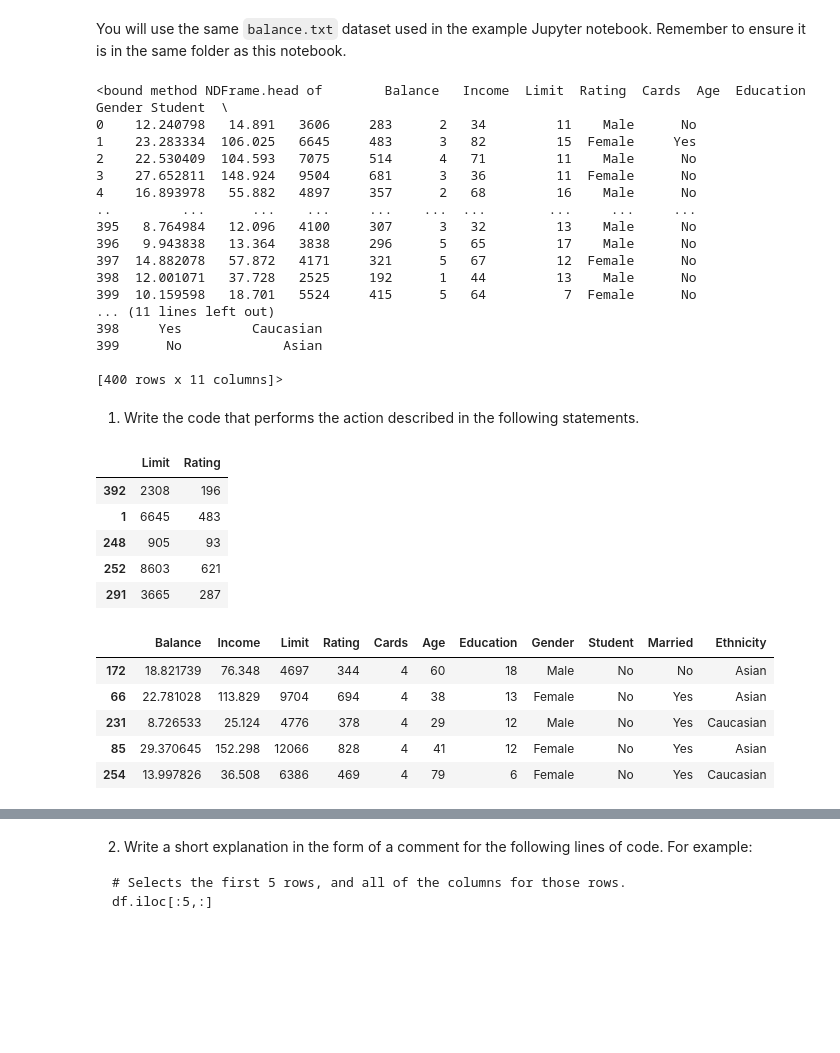
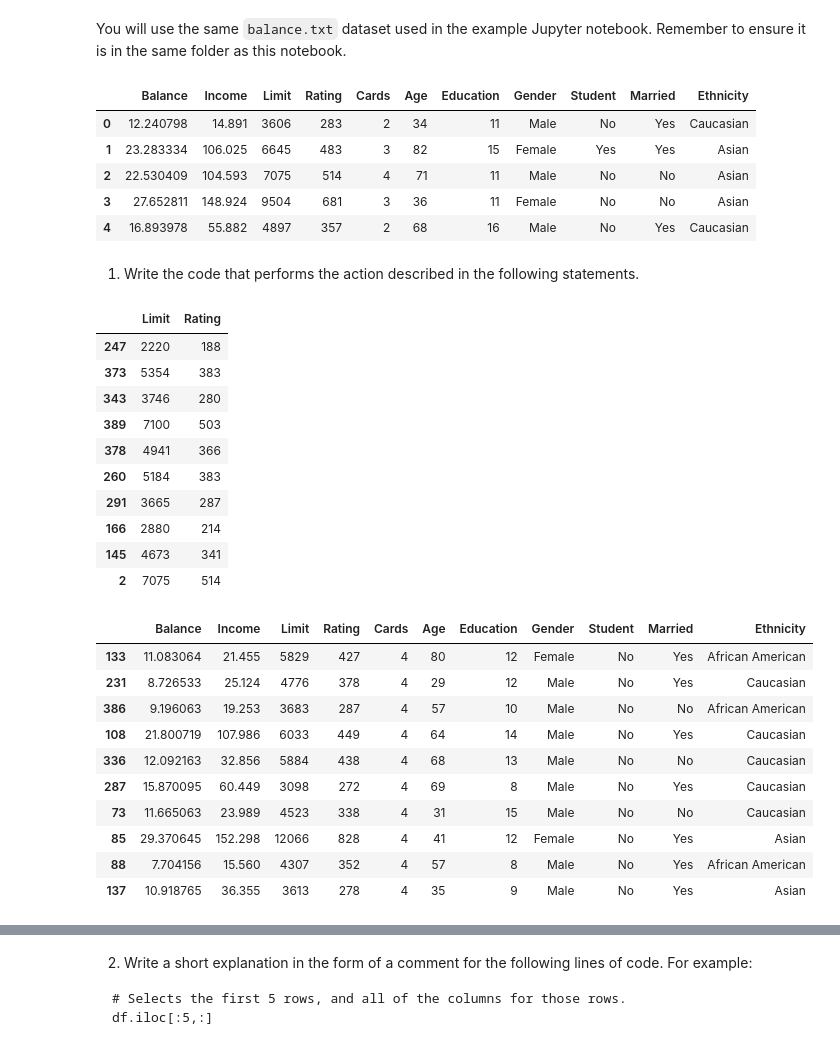
Before and after one commit to Benfam/Visualization, a Jupyter notebook: Datasets Task.ipynb, the cells around one changed output, grey strips where cells are left out. Saved outputs shown, nothing was run; the diff lists cells and outputs as text; code cells hidden in the pictures; blank space fills up the shorter version.

```diff
--- a/Datasets Task.ipynb
+++ b/Datasets Task.ipynb
@@ -7,49 +9,48 @@ import pandas as pd
 # %% [markdown]
 You will use the same `balance.txt` dataset used in the example Jupyter notebook. Remember to ensure it is in the same folder as this notebook.
 # %%
-df = pd.read_csv('balance.txt',sep=' ')
-df.head
+balance = pd.read_csv('balance.txt', sep = ' ')
+balance.head(5)
 # %% [output]
-<bound method NDFrame.head of        Balance   Income  Limit  Rating  Cards  Age  Education  Gender Student  \
-0    12.240798   14.891   3606     283      2   34         11    Male      No
-1    23.283334  106.025   6645     483      3   82         15  Female     Yes
-2    22.530409  104.593   7075     514      4   71         11    Male      No
-3    27.652811  148.924   9504     681      3   36         11  Female      No
-4    16.893978   55.882   4897     357      2   68         16    Male      No
-..         ...      ...    ...     ...    ...  ...        ...     ...     ...
-395   8.764984   12.096   4100     307      3   32         13    Male      No
-396   9.943838   13.364   3838     296      5   65         17    Male      No
-397  14.882078   57.872   4171     321      5   67         12  Female      No
-398  12.001071   37.728   2525     192      1   44         13    Male      No
-399  10.159598   18.701   5524     415      5   64          7  Female      No
-... (11 lines left out)
-398     Yes         Caucasian
-399      No             Asian
-
-[400 rows x 11 columns]>
+|  | Balance | Income | Limit | Rating | Cards | Age | Education | Gender | Student | Married | Ethnicity |
+| 0 | 12.240798 | 14.891 | 3606 | 283 | 2 | 34 | 11 | Male | No | Yes | Caucasian |
+| 1 | 23.283334 | 106.025 | 6645 | 483 | 3 | 82 | 15 | Female | Yes | Yes | Asian |
+| 2 | 22.530409 | 104.593 | 7075 | 514 | 4 | 71 | 11 | Male | No | No | Asian |
+| 3 | 27.652811 | 148.924 | 9504 | 681 | 3 | 36 | 11 | Female | No | No | Asian |
+| 4 | 16.893978 | 55.882 | 4897 | 357 | 2 | 68 | 16 | Male | No | Yes | Caucasian |
 # %% [markdown]
 1. Write the code that performs the action described in the following statements.
 # %%
-# Select the 'Limit' and 'Rating' columns of the first five observations
-five_limit_rating = df[['Limit', 'Rating']]
-five_limit_rating.sample(5)
+# Select the 'Limit' and 'Rating' columns of the first ten observations
+ten_limit_rating = balance[['Limit', 'Rating']]
+ten_limit_rating.sample(10)
 # %% [output]
 |  | Limit | Rating |
-| 392 | 2308 | 196 |
-| 1 | 6645 | 483 |
-| 248 | 905 | 93 |
-| 252 | 8603 | 621 |
+| 247 | 2220 | 188 |
+| 373 | 5354 | 383 |
+| 343 | 3746 | 280 |
+| 389 | 7100 | 503 |
+| 378 | 4941 | 366 |
+| 260 | 5184 | 383 |
 | 291 | 3665 | 287 |
+| 166 | 2880 | 214 |
+| 145 | 4673 | 341 |
+| 2 | 7075 | 514 |
 # %%
 # Select the first five observations with 4 cards
-ist_5_4_cards = df[df['Cards']== 4]
-ist_5_4_cards. sample(5)
+ist_5_4_cards = balance[balance['Cards']== 4]
+ist_5_4_cards. sample(10)
 # %% [output]
 |  | Balance | Income | Limit | Rating | Cards | Age | Education | Gender | Student | Married | Ethnicity |
-| 172 | 18.821739 | 76.348 | 4697 | 344 | 4 | 60 | 18 | Male | No | No | Asian |
-| 66 | 22.781028 | 113.829 | 9704 | 694 | 4 | 38 | 13 | Female | No | Yes | Asian |
+| 133 | 11.083064 | 21.455 | 5829 | 427 | 4 | 80 | 12 | Female | No | Yes | African American |
 | 231 | 8.726533 | 25.124 | 4776 | 378 | 4 | 29 | 12 | Male | No | Yes | Caucasian |
+| 386 | 9.196063 | 19.253 | 3683 | 287 | 4 | 57 | 10 | Male | No | No | African American |
+| 108 | 21.800719 | 107.986 | 6033 | 449 | 4 | 64 | 14 | Male | No | Yes | Caucasian |
+| 336 | 12.092163 | 32.856 | 5884 | 438 | 4 | 68 | 13 | Male | No | No | Caucasian |
+| 287 | 15.870095 | 60.449 | 3098 | 272 | 4 | 69 | 8 | Male | No | Yes | Caucasian |
+| 73 | 11.665063 | 23.989 | 4523 | 338 | 4 | 31 | 15 | Male | No | No | Caucasian |
 | 85 | 29.370645 | 152.298 | 12066 | 828 | 4 | 41 | 12 | Female | No | Yes | Asian |
-| 254 | 13.997826 | 36.508 | 6386 | 469 | 4 | 79 | 6 | Female | No | Yes | Caucasian |
+| 88 | 7.704156 | 15.560 | 4307 | 352 | 4 | 57 | 8 | Male | No | Yes | African American |
+| 137 | 10.918765 | 36.355 | 3613 | 278 | 4 | 35 | 9 | Male | No | Yes | Asian |
 # %%
 # Sort the observations by 'Education'. Show users with a high education value first.
```
Also changed, not shown: parts of 14 cells of this notebook.
